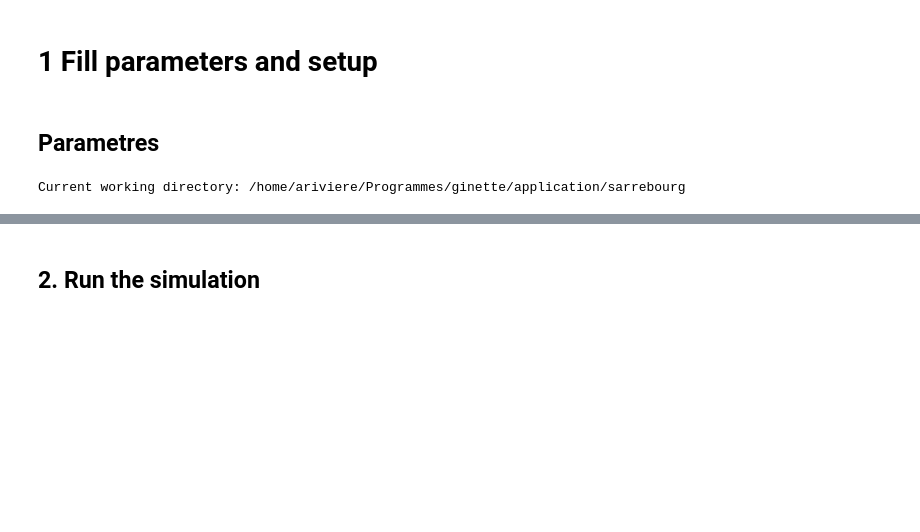
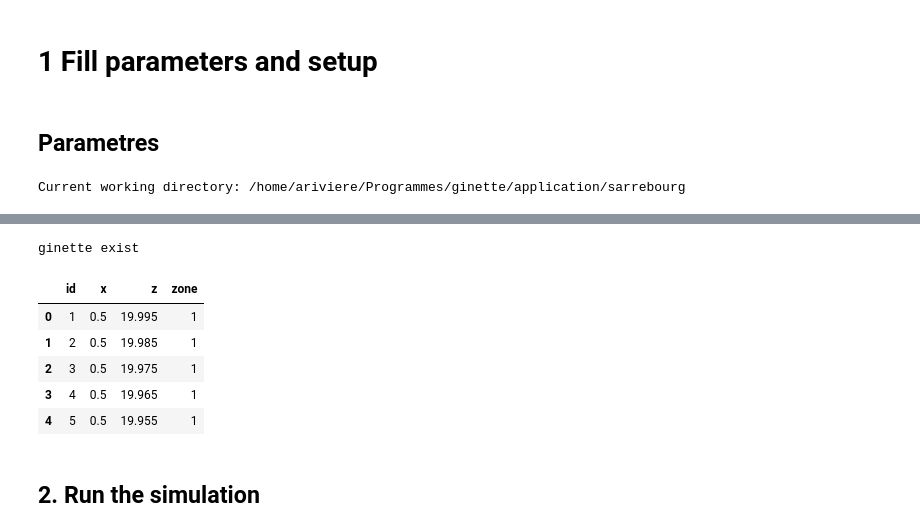
Before and after one commit to agnes-riviere/ginette, a Jupyter notebook: application/sarrebourg/run_ginette_simu.ipynb, the cells around one changed output, grey strips where cells are left out. Saved outputs shown, nothing was run; the diff lists cells and outputs as text; code cells hidden in the pictures; blank space fills up the shorter version.

```diff
--- a/application/sarrebourg/run_ginette_simu.ipynb
+++ b/application/sarrebourg/run_ginette_simu.ipynb
@@ -146,19 +146,21 @@ def parameter_zone_value(val_k,val_n,val_a,val_nVG,val_swres):
 # %%
 #-----------------------------------------------------------------
 ########### Setup of the model
-
+#name of file boundary condition
+name_pluie_file='Pluvio.csv'
+name_piezo_file='PZ3.csv'
+BC_files="./BC_files/"
 #time step in s
-dt=900
+dt=86400
 #duration of the simulation in days
-nb_day=2
-
+nb_day=10
 # state
 ## 0 steady state
 # 1 transient state (dynamic state)
 state=1
 
 # size columnin meter
-z_top=4
+z_top=20
 
 #altitude column bottom in meter
 z_bottom=0
@@ -193,6 +195,7 @@ val_nVG= 1.8  # n_vg
 val_swres=0.1 # S_wr
 # Boundary condition water level (meter)
 val_WT=0.
+itlecture=300
 
 # Print the current working directory
 print("Current working directory: {0}".format(os.getcwd()))
@@ -201,2 +251,29 @@ Current working directory: /home/ariviere/Programmes/ginette/application/sarrebo
+# %%
+
+#-----------------------------------------------------------------
+# Compile ginette
+if os.path.isfile('ginette'):
+    print ("ginette exist")
+else:
+    print ("ginette not exist")
+    print("you must compile ginette in the current directory")
+    print(" gfortran -o ginette ../../src/ginette_V2.f")
+    subprocess.call(["gfortran","-o","ginette","../../src/ginette_V2.f"])  #creat
+
+
+
+nb_cell=domain_state_time(z_top,z_bottom,dz,dt,state,nb_day,unsat)
+coord=geometry(z_top,z_bottom,dz,nb_zone)
+initial_boundary_condition(val_WT,itlecture)
+parameter_zone_value(val_k,val_n,val_a,val_nVG,val_swres)
+coord.head()
+# %% [output]
+ginette exist
+|  | id | x | z | zone |
+| 0 | 1 | 0.5 | 19.995 | 1 |
+| 1 | 2 | 0.5 | 19.985 | 1 |
+| 2 | 3 | 0.5 | 19.975 | 1 |
+| 3 | 4 | 0.5 | 19.965 | 1 |
+| 4 | 5 | 0.5 | 19.955 | 1 |
 # %% [markdown]
 ## 2. Run the simulation
```
Also changed, not shown: parts of 4 cells of this notebook.
